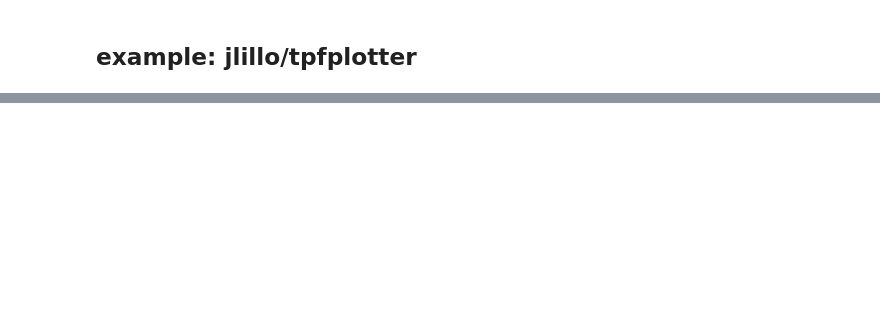
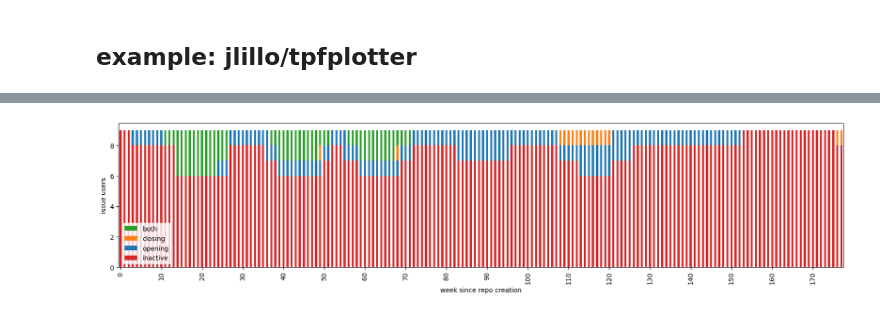
Before and after one commit to softwaresaved/rse-repo-analysis, a Jupyter notebook: analysis/github.ipynb, the cells around one changed output, grey strips where cells are left out. Cells and saved outputs as stored; diff of their text form; code cells hidden in the pictures; blank space fills up the shorter version.

```diff
--- a/analysis/github.ipynb
+++ b/analysis/github.ipynb
@@ -452 +392,26 @@ df
+# %%
+issue_user_types = df.groupby(["week_since_repo_creation", "status"])["user"].count().unstack()
+ordered_categories = ["inactive", "opening", "closing", "both"]
+issue_user_types.columns = pd.CategoricalIndex(issue_user_types.columns.values, ordered=True, categories=ordered_categories)
+issue_user_types.sort_index(axis=1, inplace=True)
+# %%
+#['#1f77b4', '#ff7f0e', '#2ca02c', '#d62728', '#9467bd', '#8c564b', '#e377c2',
+# '#7f7f7f', '#bcbd22', '#17becf']
+
+issue_user_types.plot.bar(
+    stacked=True,
+    figsize=(20, 4),
+    xlabel="week since repo creation",
+    ylabel="issue users",
+    legend="reverse",
+    color=['#d62728', '#1f77b4', '#ff7f0e', '#2ca02c']
+    #colormap="RdYlGn"
+    )
+xticks, xlabels = plt.xticks()
+xticks = xticks[::10]
+xlabels = xlabels[::10]
+plt.xticks(xticks, xlabels)
+plt.show()
+# %% [output]
+[figure, added]
 # %%
```
Also changed, not shown: parts of 36 cells of this notebook, 3 other files.
